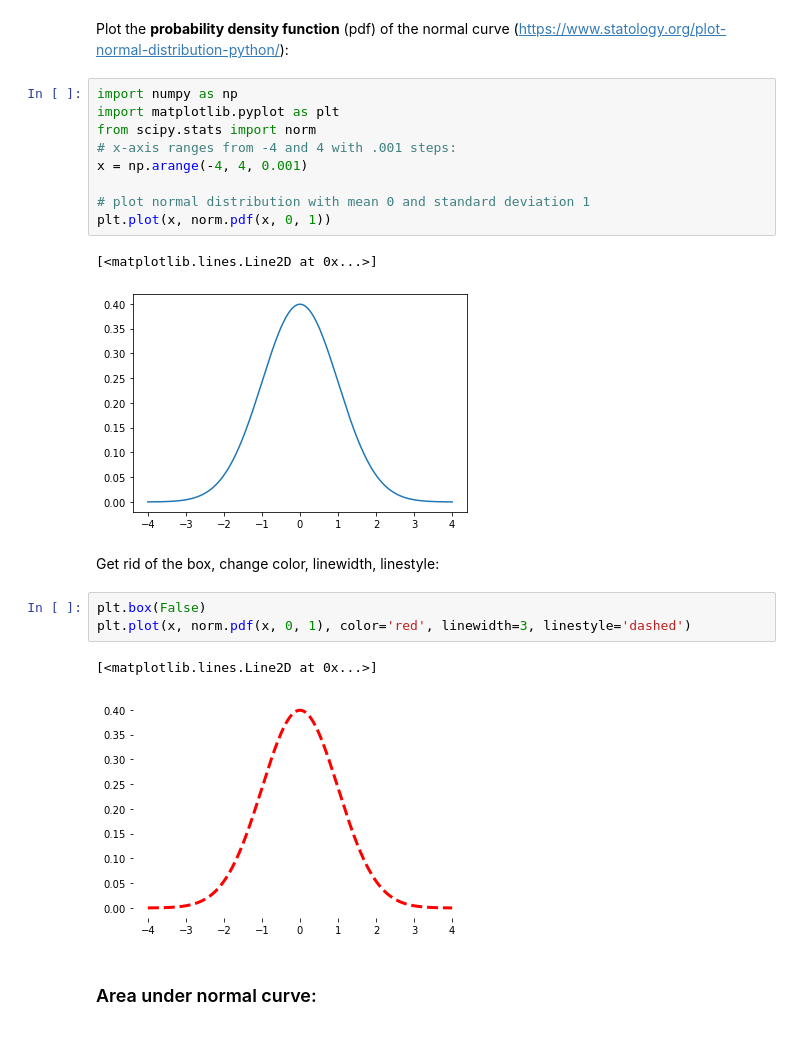
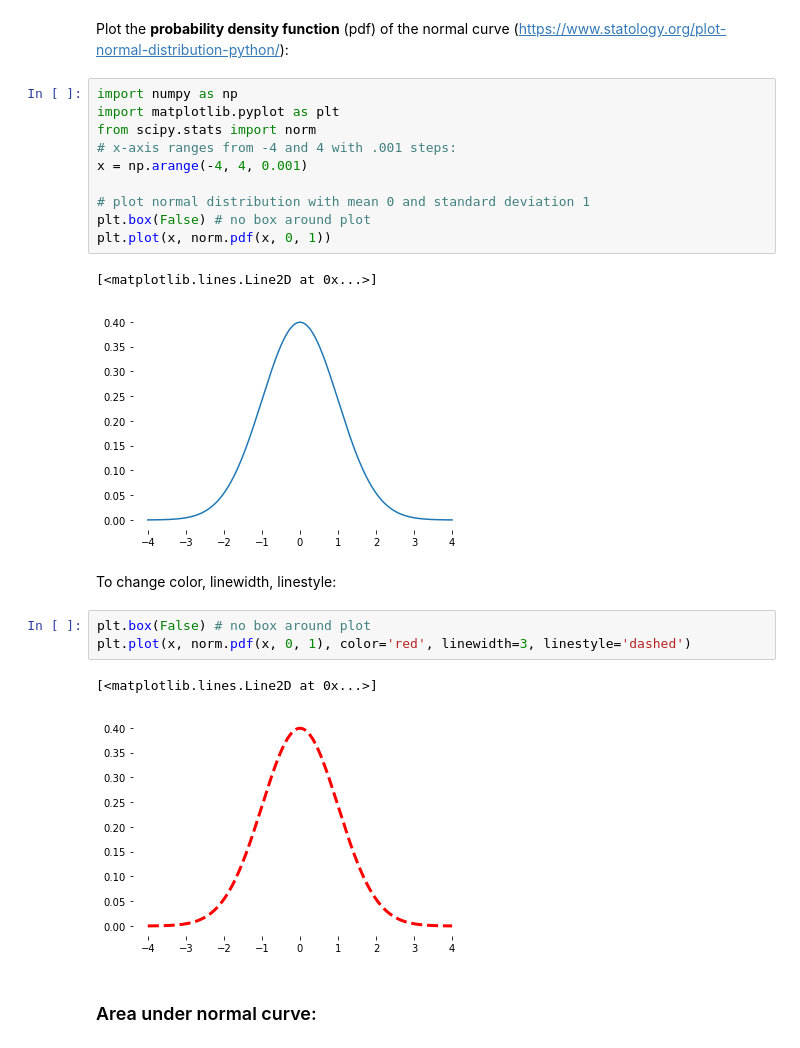
Before and after one commit to luc-hens/luc-hens.github.io, a Jupyter notebook: Statistics-I-using-Python.ipynb, the cells around one changed output. Cells and saved outputs as stored; diff of their text form.

```diff
--- a/Statistics-I-using-Python.ipynb
+++ b/Statistics-I-using-Python.ipynb
@@ -706,19 +706,20 @@ Plot the **probability density function** (pdf) of the normal curve (https://www
 # %%
 import numpy as np
 import matplotlib.pyplot as plt
 from scipy.stats import norm
 # x-axis ranges from -4 and 4 with .001 steps:
 x = np.arange(-4, 4, 0.001)
 
 # plot normal distribution with mean 0 and standard deviation 1
+plt.box(False) # no box around plot
 plt.plot(x, norm.pdf(x, 0, 1))
 # %% [output]
 [<matplotlib.lines.Line2D at 0x...>]
-[figure, old version]
+[figure, new version]
 # %% [markdown]
-Get rid of the box, change color, linewidth, linestyle:
+To change color, linewidth, linestyle:
 # %%
-plt.box(False)
+plt.box(False) # no box around plot
 plt.plot(x, norm.pdf(x, 0, 1), color='red', linewidth=3, linestyle='dashed')
 # %% [output]
 [<matplotlib.lines.Line2D at 0x...>]
```
Also changed, not shown: parts of 6 cells of this notebook.
